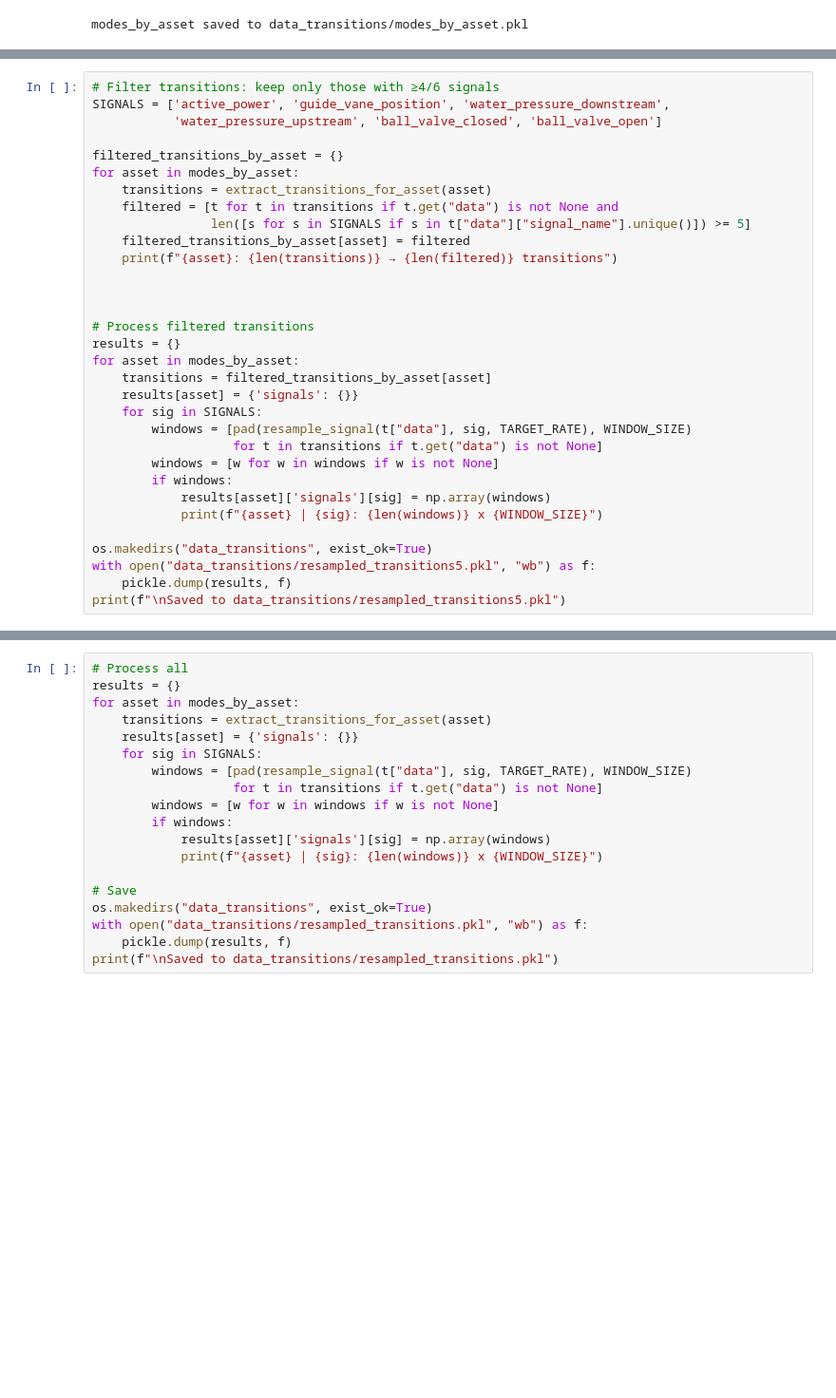
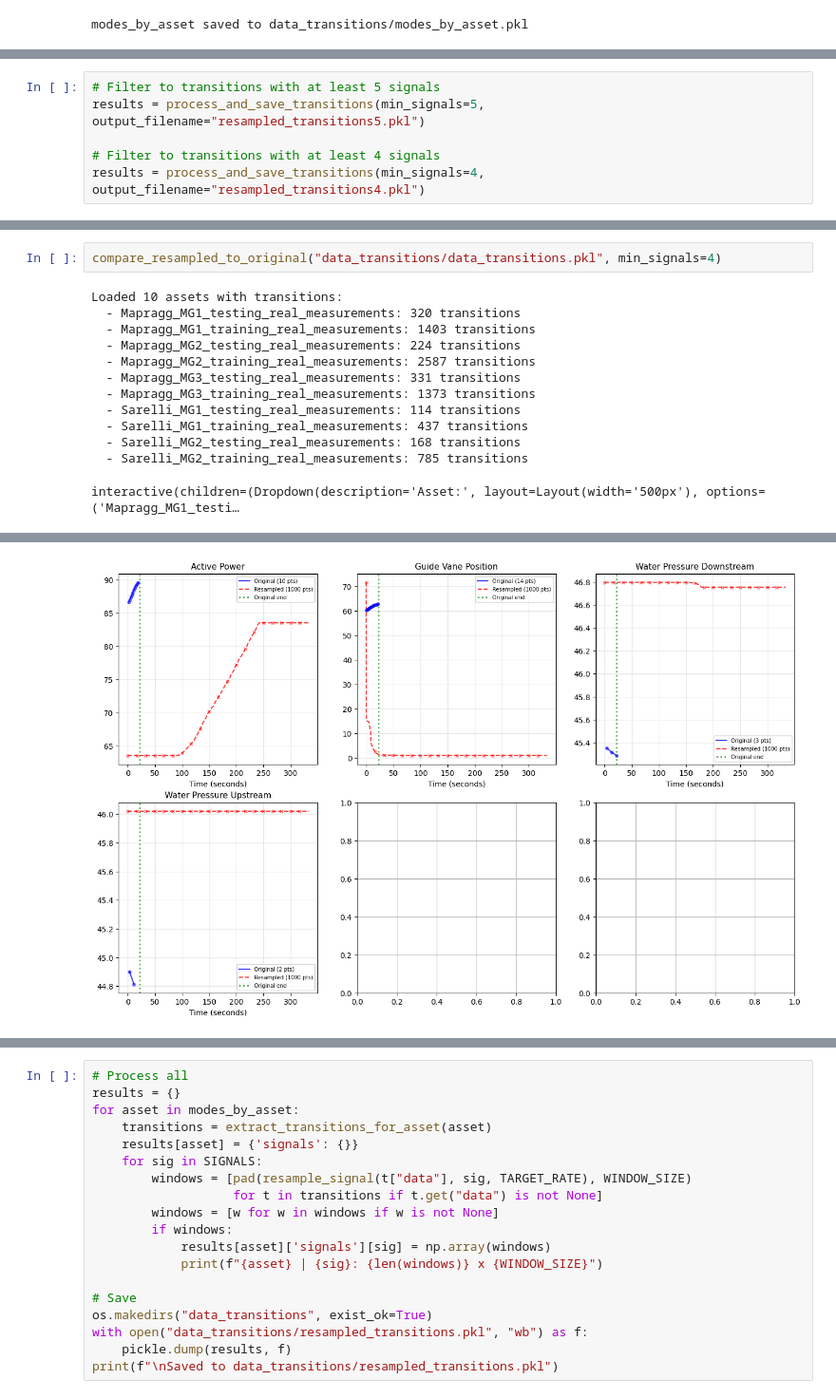
Before and after one commit to MatasJones/ML4PM_FINAL, a Jupyter notebook: multi_parquet_ksl_signal_analysis.ipynb, the cells around one changed output, grey strips where cells are left out. Shown at 95% size. Drawn from its saved outputs; the diff is of its cells as text; blank space fills up the shorter version.

```diff
--- a/multi_parquet_ksl_signal_analysis.ipynb
+++ b/multi_parquet_ksl_signal_analysis.ipynb
@@ -2298,32 +2376,0 @@ Saved to data_transitions/resampled_transitions.pkl
-# %%
-# Filter transitions: keep only those with ≥4/6 signals
-SIGNALS = ['active_power', 'guide_vane_position', 'water_pressure_downstream',
-           'water_pressure_upstream', 'ball_valve_closed', 'ball_valve_open']
-
-filtered_transitions_by_asset = {}
-for asset in modes_by_asset:
-    transitions = extract_transitions_for_asset(asset)
-    filtered = [t for t in transitions if t.get("data") is not None and
-                len([s for s in SIGNALS if s in t["data"]["signal_name"].unique()]) >= 5]
-    filtered_transitions_by_asset[asset] = filtered
-    print(f"{asset}: {len(transitions)} → {len(filtered)} transitions")
-
-
-
-# Process filtered transitions
-results = {}
-for asset in modes_by_asset:
-    transitions = filtered_transitions_by_asset[asset]
-    results[asset] = {'signals': {}}
-    for sig in SIGNALS:
-        windows = [pad(resample_signal(t["data"], sig, TARGET_RATE), WINDOW_SIZE)
-                   for t in transitions if t.get("data") is not None]
-        windows = [w for w in windows if w is not None]
-        if windows:
-            results[asset]['signals'][sig] = np.array(windows)
-            print(f"{asset} | {sig}: {len(windows)} x {WINDOW_SIZE}")
-
-os.makedirs("data_transitions", exist_ok=True)
-with open("data_transitions/resampled_transitions5.pkl", "wb") as f:
-    pickle.dump(results, f)
-print(f"\nSaved to data_transitions/resampled_transitions5.pkl")
@@ -2348 +2398,7 @@ Saved to data_transitions/resampled_transitions2.pkl
+# %%
+# Filter to transitions with at least 5 signals
+results = process_and_save_transitions(min_signals=5, output_filename="resampled_transitions5.pkl")
+
+# Filter to transitions with at least 4 signals
+results = process_and_save_transitions(min_signals=4, output_filename="resampled_transitions4.pkl")
 # %%
@@ -2497,0 +2595,15 @@ interactive(children=(Dropdown(description='Asset:', layout=Layout(width='500px'
+# %%
+compare_resampled_to_original("data_transitions/data_transitions.pkl", min_signals=4)
+# %% [output]
+Loaded 10 assets with transitions:
+  - Mapragg_MG1_testing_real_measurements: 320 transitions
+  - Mapragg_MG1_training_real_measurements: 1403 transitions
+  - Mapragg_MG2_testing_real_measurements: 224 transitions
+  - Mapragg_MG2_training_real_measurements: 2587 transitions
+  - Mapragg_MG3_testing_real_measurements: 331 transitions
+  - Mapragg_MG3_training_real_measurements: 1373 transitions
+  - Sarelli_MG1_testing_real_measurements: 114 transitions
+  - Sarelli_MG1_training_real_measurements: 437 transitions
+  - Sarelli_MG2_testing_real_measurements: 168 transitions
+  - Sarelli_MG2_training_real_measurements: 785 transitions
+interactive(children=(Dropdown(description='Asset:', layout=Layout(width='500px'), options=('Mapragg_MG1_testi…
@@ -2497,0 +2611 @@ interactive(children=(Dropdown(description='Asset:', layout=Layout(width='500px'
+[figure, added]
```
Also changed, not shown: parts of 17 cells of this notebook.
